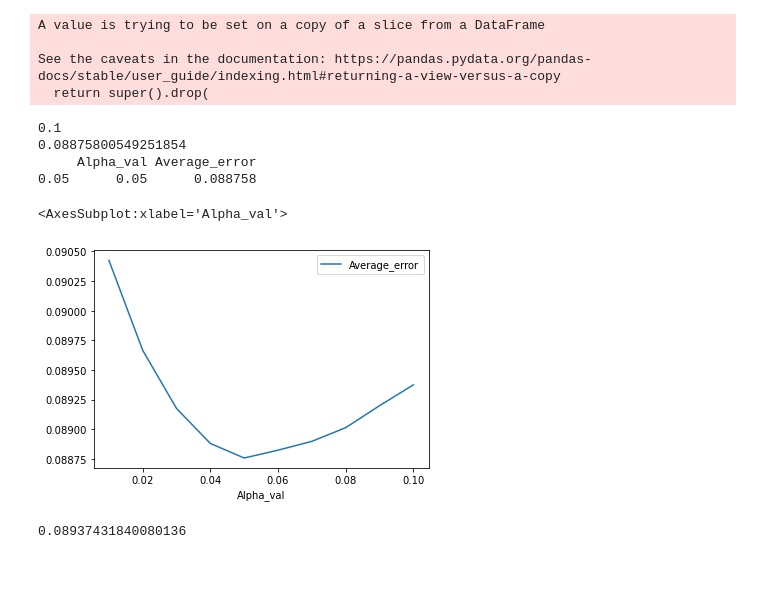
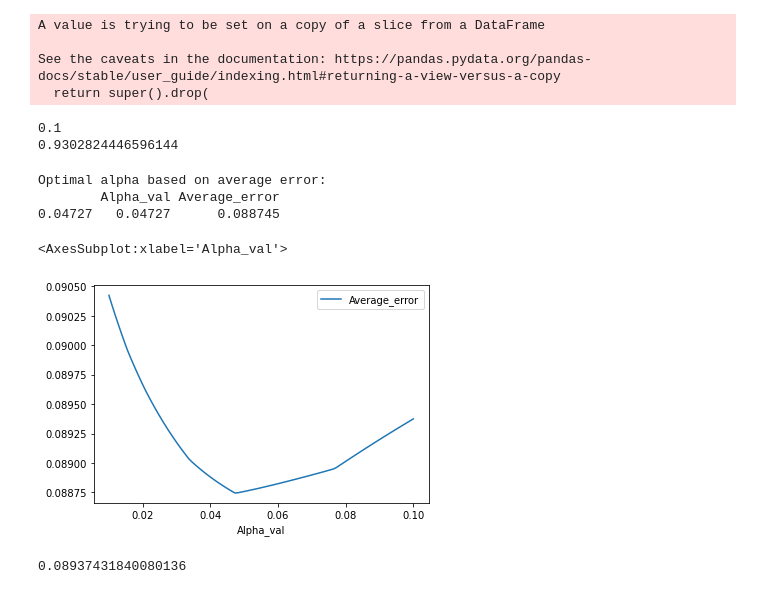
Before and after one commit to CalKat/COMP562-Final, a Jupyter notebook: RidgeRegressionModel.ipynb, the cells around one changed output. Cells and saved outputs as stored; diff of their text form; code cells hidden in the pictures.

Commit message:
optimal alpha refactored with methods

```diff
--- a/RidgeRegressionModel.ipynb
+++ b/RidgeRegressionModel.ipynb
@@ -168,12 +168,13 @@ A value is trying to be set on a copy of a slice from a DataFrame
 See the caveats in the documentation: https://pandas.pydata.org/pandas-docs/stable/user_guide/indexing.html#returning-a-view-versus-a-copy
   return super().drop(
 # %%
-ridge_reg_1 = linear_model.RidgeCV(alphas=np.around(np.linspace(0.01,.1,20), 2))
-#ridge_reg_2 = linear_model.Ridge(alpha=0.5)
+ridge_reg_1 = linear_model.RidgeCV(alphas=np.around(np.linspace(0.01,.1,10), 2))
+#ridge_reg_2 = linear_model.Ridge(alpha=3000)
 #ridge_reg_3 = linear_model.Ridge(alpha=1.5)
 ridge_reg_1.fit(train_data, train_labels)
 print(ridge_reg_1.alpha_)
-#print(ridge_reg_1.score(train_data, train_labels))
+print(ridge_reg_1.score(train_data, train_labels))
+
 #ridge_reg_2.fit(train_data, train_labels)
 #ridge_reg_2.score(train_data, train_labels)
 #print(ridge_reg_2.score(train_data, train_labels))
@@ -186,36 +187,21 @@ print(ridge_reg_1.alpha_)
 #plt.ylabel("Coefficient Value")
 #plt.legend()
 #plt.show
-
-
-
-## Naive way to function based on alpha
-results = pd.DataFrame(columns = ['Alpha_val', 'Average_error'],
-                              index = np.around(np.linspace(0.01,.1,10), 2))
-for x in np.linspace(0.01,.1,10):
-    x = round(x, 2)
-    ridge_reg_x = linear_model.Ridge(alpha=x)
-    ridge_reg_x.fit(train_data, train_labels)
-    #print("x=" + str(x) + ", Score on train: " + str(ridge_reg_i.score(train_data, train_labels)))
-    RR_test = ridge_reg_x.predict(test_data)
-    prediction = pd.DataFrame()
-    prediction['latest_price'] = RR_test
-    avg = 0
-    for i,v in enumerate(test_labels):
-       avg += abs(prediction.iloc[i].latest_price-v)/(prediction.iloc[i].latest_price+v)
-    avg = avg / 195
-    results.loc[x] = [x, avg]
-    #results = results.append({'Alpha_val': x, 'Average_error': avg}, ignore_index=True)
-    #print("Average error: " + str(avg))
-#print(np.linspace(0.01,.1,20))
-print(results['Average_error'].min())
-print(results.loc[results['Average_error'] == 0.08875800549251854])
-results.plot(x = 'Alpha_val', y='Average_error')
 # %% [output]
 0.1
-0.08875800549251854
-     Alpha_val Average_error
-0.05      0.05      0.088758
+0.9302824446596144
-<AxesSubplot:xlabel='Alpha_val'>
-[figure, removed]
+# %%
+## Naive way to function based on alpha
+results = pd.DataFrame(columns = ['Alpha_val', 'Average_error'], index = np.around(np.linspace(0.01,.1,100), 5))
+for x in np.around(np.linspace(0.01,.1,100), 5):
+    prediction = ridge_test(ridge_fit(x))
+    results.loc[x] = [x, find_avg_error()]
+print("Optimal alpha based on average error: \n" + str(results.loc[results['Average_error'] == results['Average_error'].min()]))
+results.plot(x = 'Alpha_val', y='Average_error')
+# %% [output]
+Optimal alpha based on average error:
+        Alpha_val Average_error
+0.04727   0.04727      0.088745
+<AxesSubplot:xlabel='Alpha_val'>
+[figure, added]
 # %%
```
Also changed, not shown: parts of 2 cells of this notebook.
